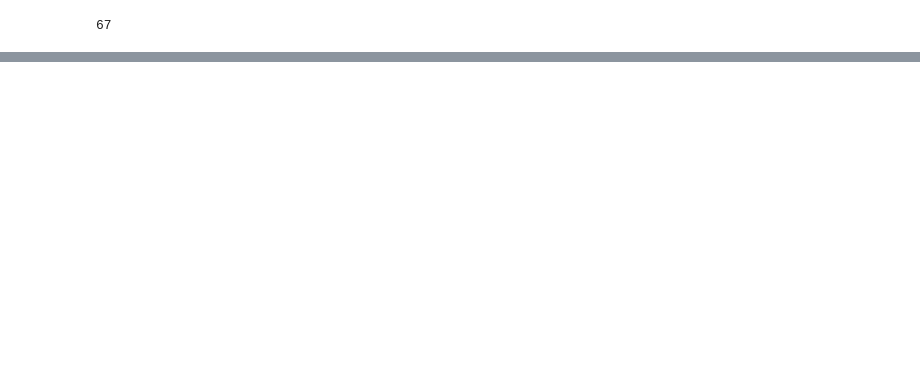
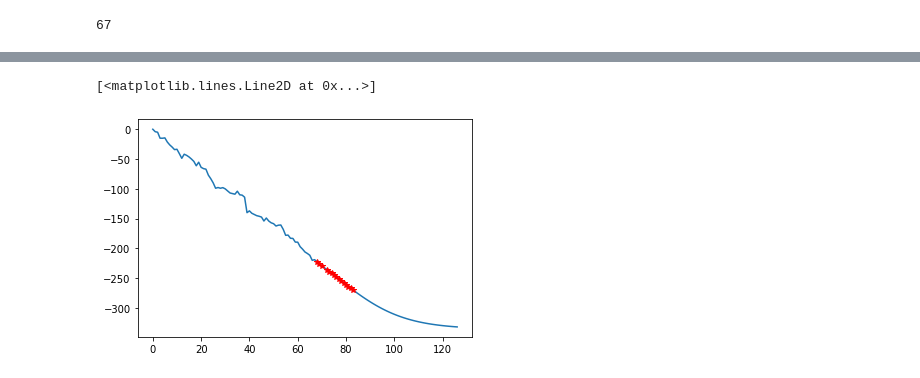
Before and after one commit to VidyaValsalan/Prediction-with-DeepLearning, a Jupyter notebook: LSTM-RL-Prediction/LSTM.ipynb, the cells around one changed output, grey strips where cells are left out. Cells and saved outputs as stored; diff of their text form; code cells hidden in the pictures; blank space fills up the shorter version.

Commit message:
Finding Collapse

```diff
--- a/LSTM-RL-Prediction/LSTM.ipynb
+++ b/LSTM-RL-Prediction/LSTM.ipynb
@@ -236,0 +237,12 @@ df3[67:127]
+# %%
+#finding Collapse
+y = numpy.hstack(df3)
+k=0
+c=[]
+m=[]
+for i in range(67,127):
+    if y[i-1]-y[i] >3 :
+        c.insert(k,y[i])
+        m.insert(k,i)
+        k=k+1
+c
@@ -236,0 +265,9 @@ df3[67:127]
+# %%
+#Highlighting points possible for collapse
+x=list(range(0,127))
+x=np.array(x)
+plt.plot(x,y)
+plt.plot(m,c,'r*')
+# %% [output]
+[<matplotlib.lines.Line2D at 0x...>]
+[figure, added]
```
Also changed, not shown: parts of 9 cells of this notebook.
